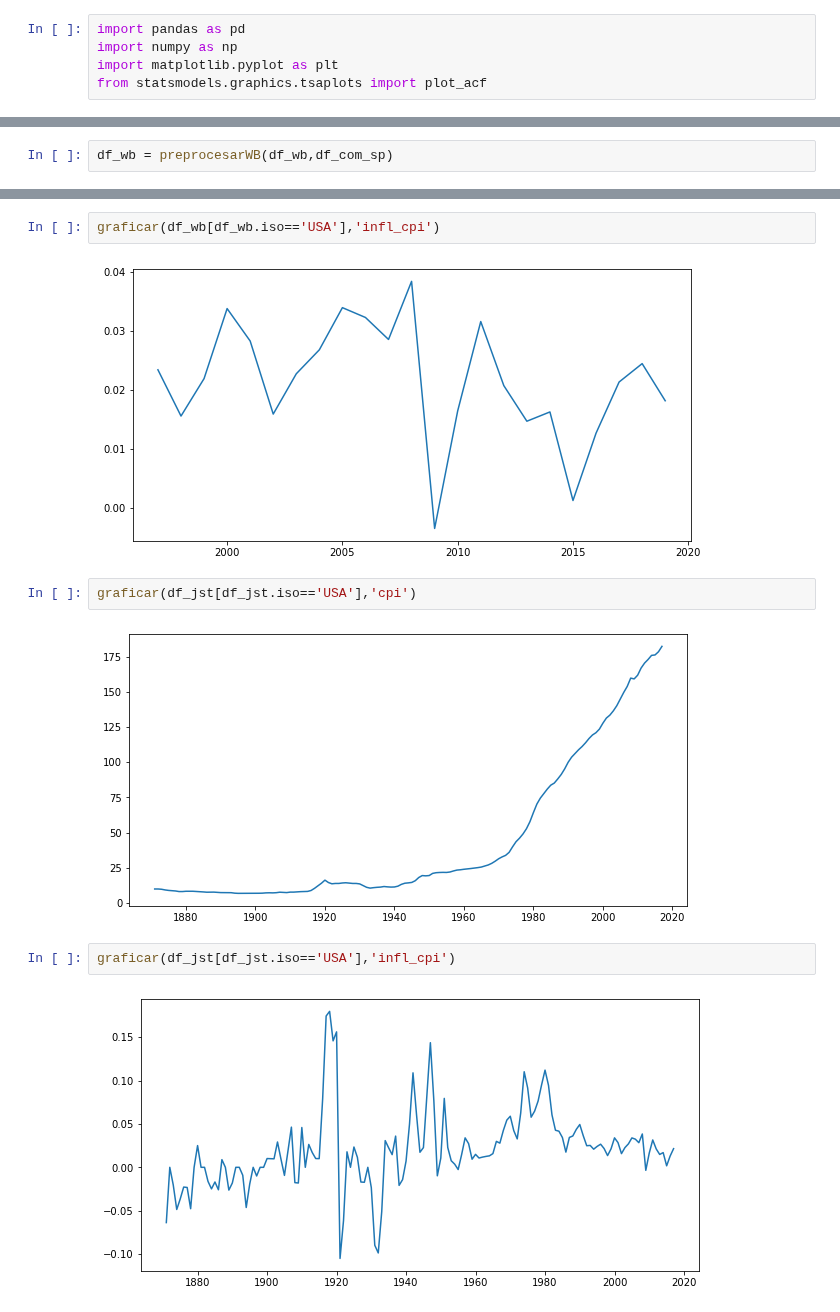
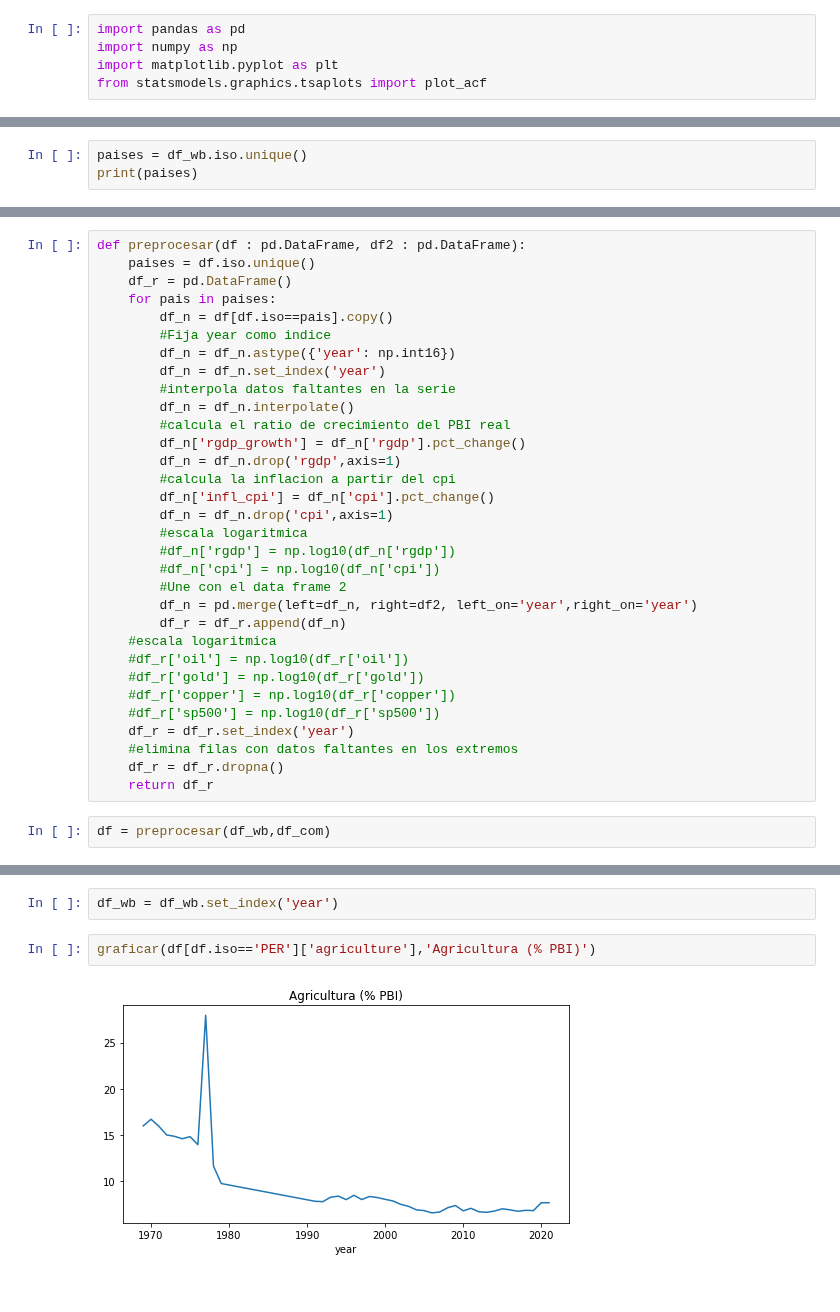
Before and after one commit to valegrei/gdp-growth-forecast, a Jupyter notebook: gdp_growth_forecasting/preprocesamiento/data_analysis.ipynb, the cells around one changed output, grey strips where cells are left out. Saved outputs shown, nothing was run; the diff lists cells and outputs as text.

Commit message:
Descripcion datos

```diff
--- a/gdp_growth_forecasting/preprocesamiento/data_analysis.ipynb
+++ b/gdp_growth_forecasting/preprocesamiento/data_analysis.ipynb
@@ -254,2 +73,0 @@ graficar(df_com_sp,'copper')
-# %%
-df_wb = preprocesarWB(df_wb,df_com_sp)
@@ -275,0 +133,3 @@ memory usage: 288.8+ KB
+# %%
+paises = df_wb.iso.unique()
+print(paises)
@@ -275,0 +148,34 @@ memory usage: 288.8+ KB
+# %%
+def preprocesar(df : pd.DataFrame, df2 : pd.DataFrame):
+    paises = df.iso.unique()
+    df_r = pd.DataFrame()
+    for pais in paises:
+        df_n = df[df.iso==pais].copy()
+        #Fija year como indice
+        df_n = df_n.astype({'year': np.int16})
+        df_n = df_n.set_index('year')
+        #interpola datos faltantes en la serie
+        df_n = df_n.interpolate()
+        #calcula el ratio de crecimiento del PBI real
+        df_n['rgdp_growth'] = df_n['rgdp'].pct_change()
+        df_n = df_n.drop('rgdp',axis=1)
+        #calcula la inflacion a partir del cpi
+        df_n['infl_cpi'] = df_n['cpi'].pct_change()
+        df_n = df_n.drop('cpi',axis=1)
+        #escala logaritmica
+        #df_n['rgdp'] = np.log10(df_n['rgdp'])
+        #df_n['cpi'] = np.log10(df_n['cpi'])
+        #Une con el data frame 2
+        df_n = pd.merge(left=df_n, right=df2, left_on='year',right_on='year')
+        df_r = df_r.append(df_n)
+    #escala logaritmica
+    #df_r['oil'] = np.log10(df_r['oil'])
+    #df_r['gold'] = np.log10(df_r['gold'])
+    #df_r['copper'] = np.log10(df_r['copper'])
+    #df_r['sp500'] = np.log10(df_r['sp500'])
+    df_r = df_r.set_index('year')
+    #elimina filas con datos faltantes en los extremos
+    df_r = df_r.dropna()
+    return df_r
+# %%
+df = preprocesar(df_wb,df_com)
@@ -308,12 +233,6 @@ plot_acf(df_jst[df_jst.iso=='USA']['rgdp_growth'])
-# %%
-graficar(df_wb[df_wb.iso=='USA'],'infl_cpi')
-# %% [output]
-[figure, removed]
-# %%
-graficar(df_jst[df_jst.iso=='USA'],'cpi')
-# %% [output]
-[figure, removed]
-# %%
-graficar(df_jst[df_jst.iso=='USA'],'infl_cpi')
-# %% [output]
-[figure, removed]
+# %%
+df_wb = df_wb.set_index('year')
+# %%
+graficar(df[df.iso=='PER']['agriculture'],'Agricultura (% PBI)')
+# %% [output]
+[figure, added]
```
Also changed, not shown: parts of 56 cells of this notebook, 7 other files.
